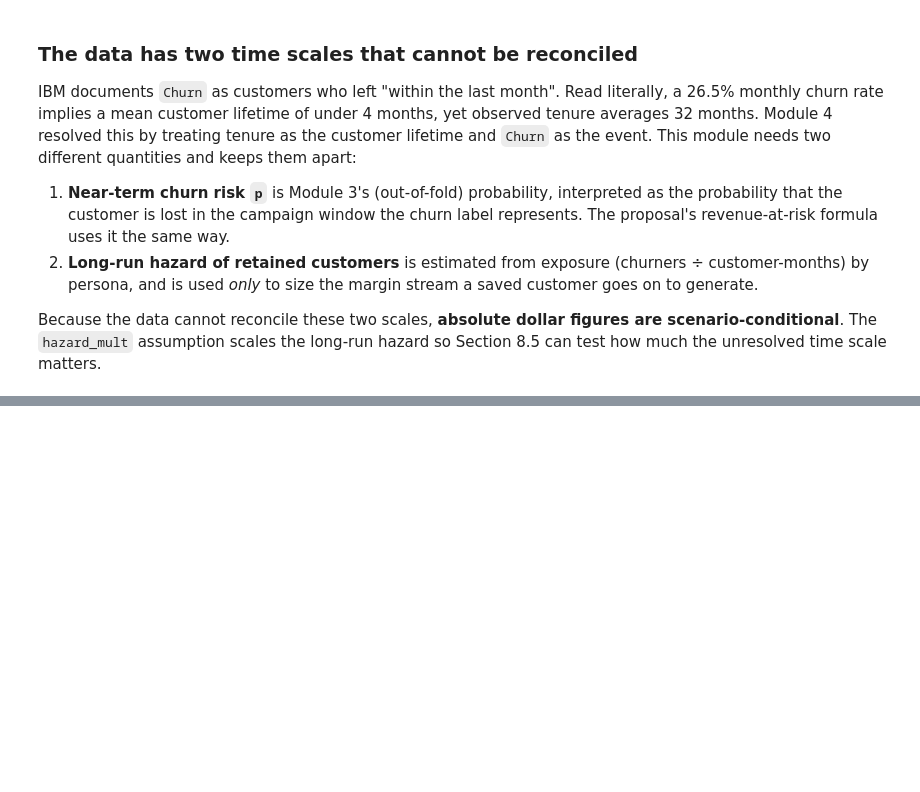
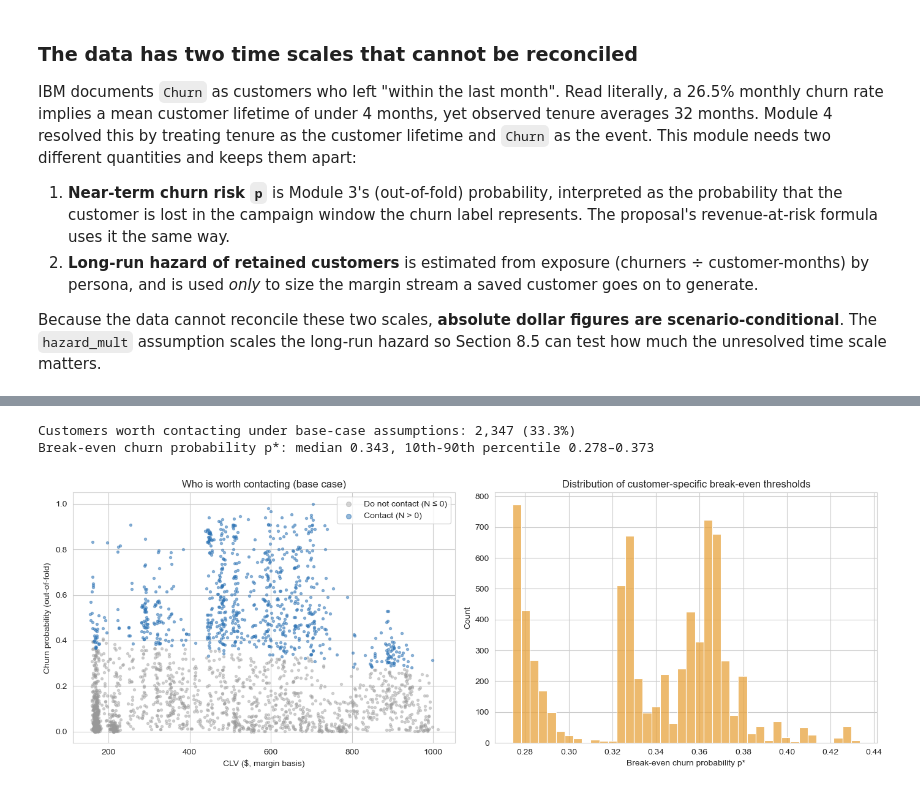
Before and after one commit to danielowuor/Customer-Retention-Intelligence-System, a Jupyter notebook: notebooks/06_clv_roi_simulation.ipynb, the cells around one changed output, grey strips where cells are left out. Cells and saved outputs as stored; diff of their text form; code cells hidden in the pictures; blank space fills up the shorter version.

```diff
--- a/notebooks/06_clv_roi_simulation.ipynb
+++ b/notebooks/06_clv_roi_simulation.ipynb
@@ -180,0 +423,28 @@ Because the data cannot reconcile these two scales, **absolute dollar figures ar
+# %%
+assert np.array_equal(N > 0, p > p_star), "closed-form break-even disagrees with direct calculation"
+
+print(f"Customers worth contacting under base-case assumptions: {(N > 0).sum():,} ({100 * (N > 0).mean():.1f}%)")
+print(f"Break-even churn probability p*: median {np.median(p_star):.3f}, "
+      f"10th-90th percentile {np.quantile(p_star, 0.1):.3f}\u2013{np.quantile(p_star, 0.9):.3f}")
+# %% [output]
+Customers worth contacting under base-case assumptions: 2,347 (33.3%)
+Break-even churn probability p*: median 0.343, 10th-90th percentile 0.278–0.373
+# %%
+fig, axes = plt.subplots(1, 2, figsize=(14, 5))
+rng = np.random.default_rng(RANDOM_SEED)
+sample = rng.choice(n, size=2500, replace=False)
+worth = N[sample] > 0
+axes[0].scatter(V[sample][~worth], p[sample][~worth], s=8, alpha=0.4, color="#999999", label="Do not contact (N \u2264 0)")
+axes[0].scatter(V[sample][worth], p[sample][worth], s=8, alpha=0.5, color="#2E74B5", label="Contact (N > 0)")
+axes[0].set_xlabel("CLV ($, margin basis)")
+axes[0].set_ylabel("Churn probability (out-of-fold)")
+axes[0].set_title("Who is worth contacting (base case)")
+axes[0].legend(markerscale=2)
+
+sns.histplot(p_star, bins=40, color="#E8A33D", ax=axes[1])
+axes[1].set_xlabel("Break-even churn probability p*")
+axes[1].set_title("Distribution of customer-specific break-even thresholds")
+plt.tight_layout()
+plt.show()
+# %% [output]
+[figure, added]
```
Also changed, not shown: parts of 61 cells of this notebook, 5 other files.
